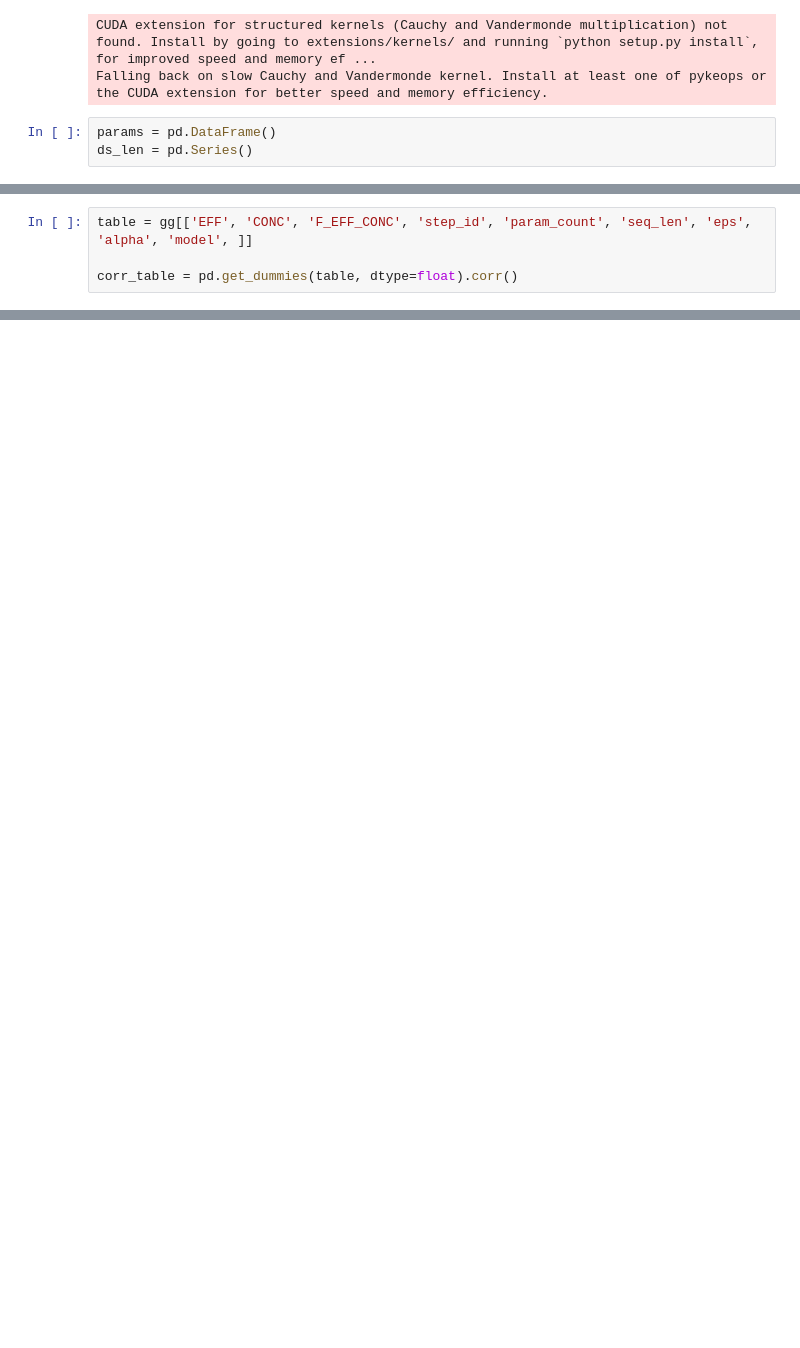
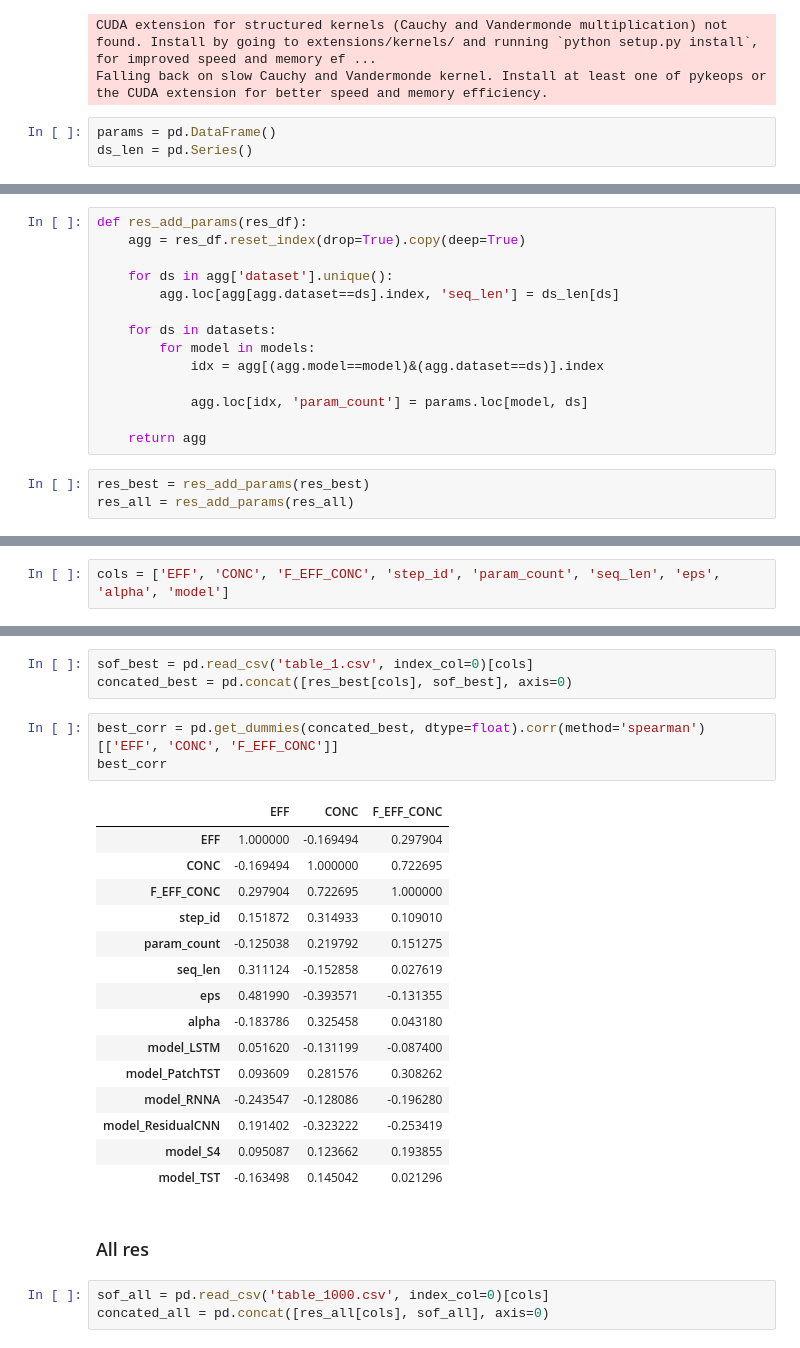
Before and after one commit to petrsokerin/Hidden_adversarial_attacks, a Jupyter notebook: notebooks/get_results.ipynb, the cells around one changed output, grey strips where cells are left out. Drawn from its saved outputs; the diff is of its cells as text; blank space fills up the shorter version.

```diff
--- a/notebooks/get_results.ipynb
+++ b/notebooks/get_results.ipynb
@@ -290,0 +301,17 @@ for ds in datasets:
+# %%
+def res_add_params(res_df):
+    agg = res_df.reset_index(drop=True).copy(deep=True)
+
+    for ds in agg['dataset'].unique():
+        agg.loc[agg[agg.dataset==ds].index, 'seq_len'] = ds_len[ds]
+
+    for ds in datasets:
+        for model in models:
+            idx = agg[(agg.model==model)&(agg.dataset==ds)].index
+
+            agg.loc[idx, 'param_count'] = params.loc[model, ds]
+
+    return agg
+# %%
+res_best = res_add_params(res_best)
+res_all = res_add_params(res_all)
@@ -295,4 +341,2 @@ import seaborn as sns
 # %%
-table = gg[['EFF', 'CONC', 'F_EFF_CONC', 'step_id', 'param_count', 'seq_len', 'eps', 'alpha', 'model', ]]
-
-corr_table = pd.get_dummies(table, dtype=float).corr()
+cols = ['EFF', 'CONC', 'F_EFF_CONC', 'step_id', 'param_count', 'seq_len', 'eps', 'alpha', 'model']
@@ -316,0 +343,27 @@ corr_table[['EFF', 'CONC', 'F_EFF_CONC']]
+# %%
+sof_best = pd.read_csv('table_1.csv', index_col=0)[cols]
+concated_best = pd.concat([res_best[cols], sof_best], axis=0)
+# %%
+best_corr = pd.get_dummies(concated_best, dtype=float).corr(method='spearman')[['EFF', 'CONC', 'F_EFF_CONC']]
+best_corr
+# %% [output]
+|  | EFF | CONC | F_EFF_CONC |
+| EFF | 1.000000 | -0.169494 | 0.297904 |
+| CONC | -0.169494 | 1.000000 | 0.722695 |
+| F_EFF_CONC | 0.297904 | 0.722695 | 1.000000 |
+| step_id | 0.151872 | 0.314933 | 0.109010 |
+| param_count | -0.125038 | 0.219792 | 0.151275 |
+| seq_len | 0.311124 | -0.152858 | 0.027619 |
+| eps | 0.481990 | -0.393571 | -0.131355 |
+| alpha | -0.183786 | 0.325458 | 0.043180 |
+| model_LSTM | 0.051620 | -0.131199 | -0.087400 |
+| model_PatchTST | 0.093609 | 0.281576 | 0.308262 |
+| model_RNNA | -0.243547 | -0.128086 | -0.196280 |
+| model_ResidualCNN | 0.191402 | -0.323222 | -0.253419 |
+| model_S4 | 0.095087 | 0.123662 | 0.193855 |
+| model_TST | -0.163498 | 0.145042 | 0.021296 |
+# %% [markdown]
+### All res
+# %%
+sof_all = pd.read_csv('table_1000.csv', index_col=0)[cols]
+concated_all = pd.concat([res_all[cols], sof_all], axis=0)
```
Also changed, not shown: parts of 33 cells of this notebook, 8 other files.
